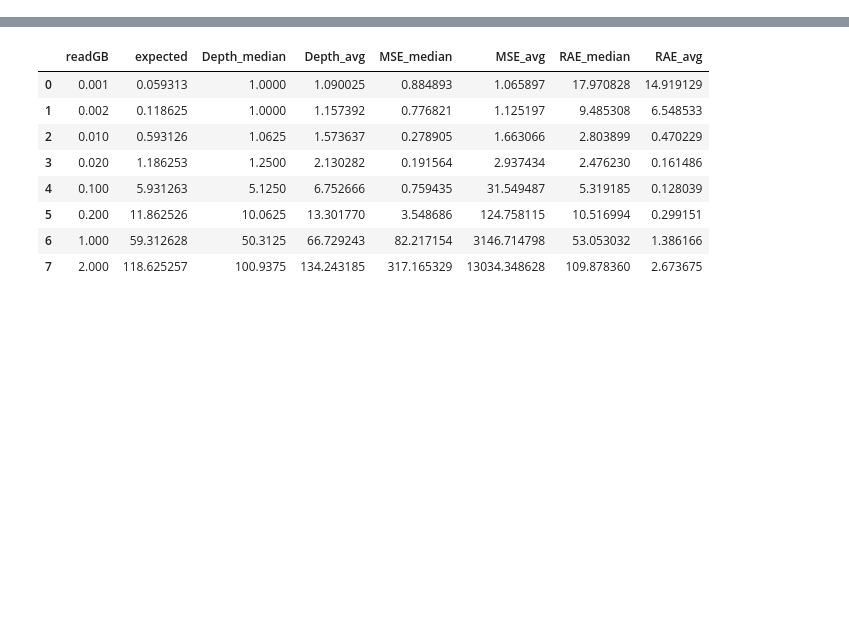
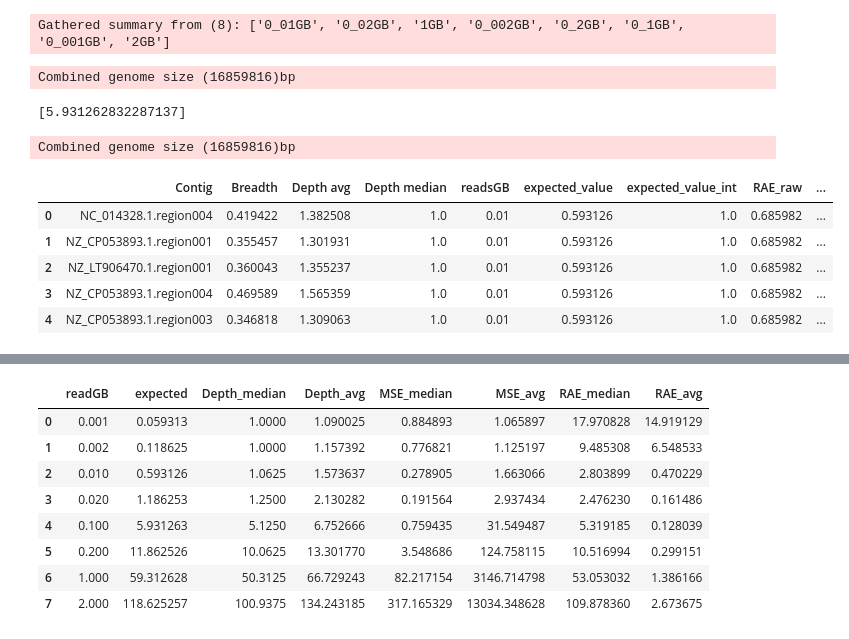
Before and after one commit to HenrikSpiegel/Screener, a Jupyter notebook: notebooks/quantification_summary.ipynb, the cells around one changed output, grey strips where cells are left out. Saved outputs shown, nothing was run; the diff lists cells and outputs as text; code cells hidden in the pictures; blank space fills up the shorter version.

```diff
--- a/notebooks/Untitled.ipynb
+++ b/notebooks/quantification_summary.ipynb
@@ -102,0 +15,76 @@ px.line(df_summary, x="readGB",y="RAE_avg", color="Contig")
+# %%
+import glob
+import pandas as pd
+import os, sys
+from typing import List, Callable
+def gather_reference_quantification(
+        quantification_dir: str="data/simulated_data/quantification/",
+        expected_labels: List[str]=None):
+
+    summary_files = glob.glob(os.path.join(quantification_dir, "*/cmseq_summation.tsv"))
+    summary_labels = [x.rsplit("/",2)[1] for x in summary_files]
+
+    if expected_labels:
+        if not set(expected_labels) == set(summary_labels):
+            err_msg = f"\
+expected summary files != found summary files.\n\
+Expected labels({len(expected_labels)}):{expected_labels}\n\
+Found labels({len(summary_labels)}):{summary_labels}"
+            raise ValueError(err_msg)
+
+    dataframes = []
+    for file, label in zip(summary_files, summary_labels):
+        readsGB = float(label[:-2].replace("_", "."))
+        df = pd.read_csv(file, sep="\t")
+        df["readsGB"] = readsGB
+        dataframes.append(df)
+    print(f"Gathered summary from ({len(summary_labels)}): {summary_labels}", file=sys.stderr)
+    return pd.concat(dataframes)
+
+df_ref_quant = gather_reference_quantification("../data/simulated_data/quantification/")
+# %% [output]
+Gathered summary from (8): ['0_01GB', '0_02GB', '1GB', '0_002GB', '0_2GB', '0_1GB', '0_001GB', '2GB']
+# %%
+file = "../data/simulated_data/input_genomes/combined.fa"
+def expected_count_eq_ratio(readsGB:List[int], input_genomes_fasta: str = "data/simulated_data/input_genomes/combined.fa"):
+    total_length = 0
+    for line in open(file, "rb"):
+        if line[0] == 62: #bit for '>'
+            #print(total_length)
+            #print(line)
+            continue
+        total_length += len(line.strip())
+    print(f"Combined genome size ({total_length})bp", file=sys.stderr)
+    expected_counts = [(x*10**9)/total_length for x in readsGB]
+    return expected_counts
+expected_count_eq_ratio([0.1], file)
+# %% [output]
+Combined genome size (16859816)bp
+[5.931262832287137]
+# %%
+import numpy as np
+def calculate_error_metrics(df: pd.DataFrame) -> pd.DataFrame:
+    df_out = df.copy()
+
+    fp_inputcombined = "../data/simulated_data/input_genomes/combined.fa"
+    df_out["expected_value"] = expected_count_eq_ratio(df["readsGB"], fp_inputcombined)
+    df_out["expected_value_int"] = df_out["expected_value"].round(0)
+
+    df_out["RAE_raw"] = np.abs(df_out["expected_value"].values-df_out["Depth median"])/df_out["expected_value"]
+    df_out["RAE_int"] = np.abs(df_out["expected_value_int"].values-df_out["Depth median"])/df_out["expected_value_int"]
+
+    return df_out
+    #df_out["abs_err"] =
+
+df_summary = calculate_error_metrics(df_ref_quant)
+# %% [output]
+Combined genome size (16859816)bp
+# %%
+df_summary.head(5)
+# %% [output]
+|  | Contig | Breadth | Depth avg | Depth median | readsGB | expected_value | expected_value_int | RAE_raw | ... |
+| 0 | NC_014328.1.region004 | 0.419422 | 1.382508 | 1.0 | 0.01 | 0.593126 | 1.0 | 0.685982 | ... |
+| 1 | NZ_CP053893.1.region001 | 0.355457 | 1.301931 | 1.0 | 0.01 | 0.593126 | 1.0 | 0.685982 | ... |
+| 2 | NZ_LT906470.1.region001 | 0.360043 | 1.355237 | 1.0 | 0.01 | 0.593126 | 1.0 | 0.685982 | ... |
+| 3 | NZ_CP053893.1.region004 | 0.469589 | 1.565359 | 1.0 | 0.01 | 0.593126 | 1.0 | 0.685982 | ... |
+| 4 | NZ_CP053893.1.region003 | 0.346818 | 1.309063 | 1.0 | 0.01 | 0.593126 | 1.0 | 0.685982 | ... |
```
Also changed, not shown: parts of 13 cells of this notebook, 17 other files.
